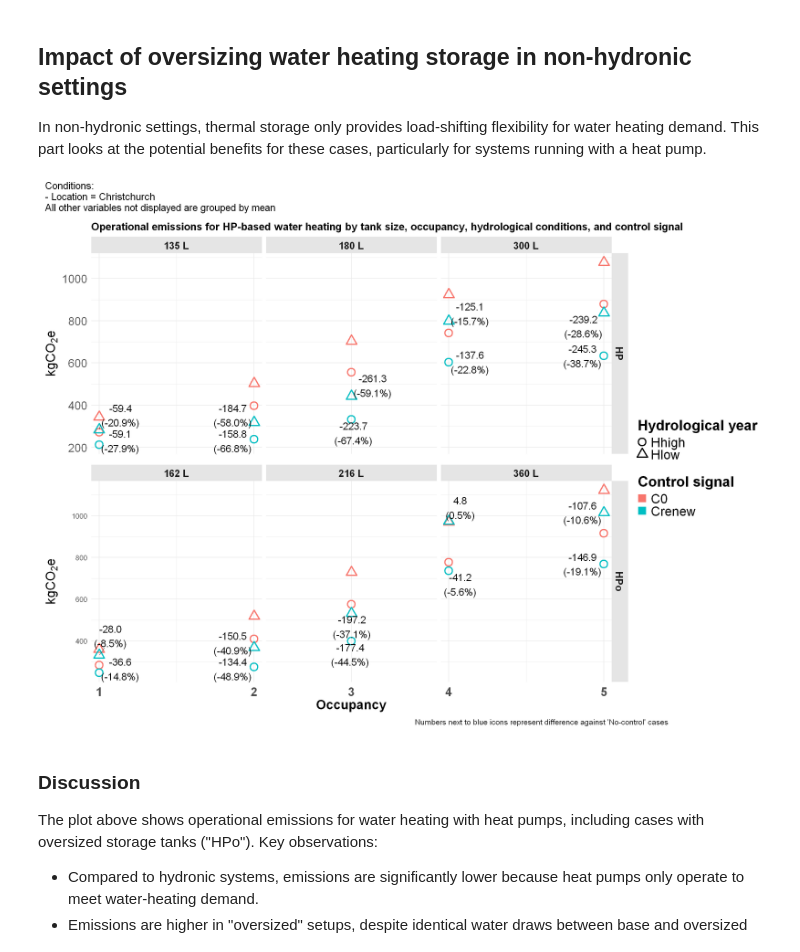
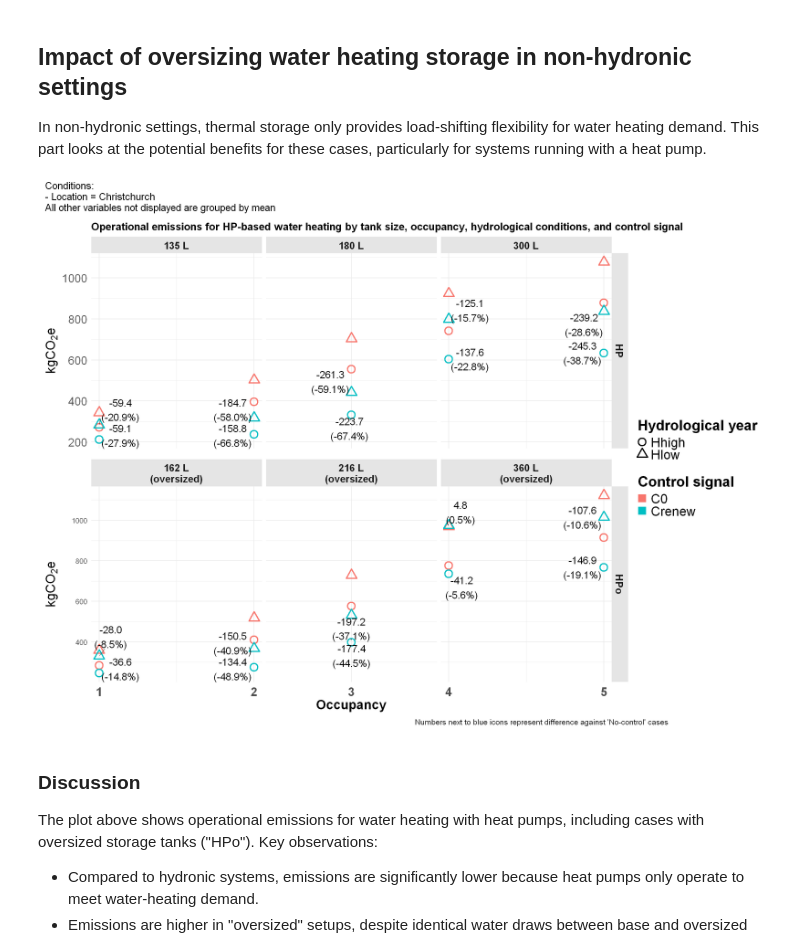
Before and after one commit to pxgo17/EECA_SWH_LCA, a Jupyter notebook: results/SWH_LCA_results.ipynb, the cells around one changed output. Drawn from its saved outputs; the diff is of its cells as text; code cells hidden in the pictures.

Commit message:
Plots updated

```diff
--- a/results/SWH_LCA_results.ipynb
+++ b/results/SWH_LCA_results.ipynb
@@ -1005,8 +1167,10 @@ technology_lifetime_Call_DW_diff <- technology_lifetime_Call_DW %>%
 library(ggrepel)
 df_HP  <- technology_lifetime_Call_DW_diff %>% filter(DW_code == 'HP')  %>%
   mutate(Tank_Label = paste0(`Tank_Volume (L)`, " L"))
+
 df_HPo <- technology_lifetime_Call_DW_diff %>% filter(DW_code == 'HPo') %>%
-  mutate(Tank_Label = paste0(`Tank_Volume (L)`, " L"))
+  mutate(Tank_Label = paste0(`Tank_Volume (L)`, " L")) %>%
+  mutate(Tank_Label = paste0(Tank_Label, "\n(oversized)"))
 
 plot_HP <- ggplot(df_HP, aes(x = as.integer(Occ_code), y = kgCO2)) +
   geom_point(aes(color = CS_code, shape = Hydro_resource), size = 6, stroke = 2) +
@@ -1055,34 +1219,34 @@ plot_HPo <- ggplot(df_HPo, aes(x = as.integer(Occ_code), y = kgCO2)) +
     axis.text.x = element_text(size = 24, face = 'bold', vjust=0.5),
     axis.title.y = element_text(size = 26, face = 'bold'),
     legend.title = element_text(size = 28, face = "bold"),
     legend.text = element_text(size = 26),
     strip.background = element_rect(fill = "grey90", color = NA),
     strip.text = element_text(face = "bold", size=20)
     )
 
 plot_oversized_tank <- (plot_HP / plot_HPo) +
   plot_layout(guides = "collect") &
   labs(x = "Occupancy", y = expression(kgCO[2]*e),
       color = "Control signal", shape = 'Hydrological year') &
   plot_annotation(
     title = "Conditions:\n- Location = Christchurch\nAll other variables not displayed are grouped by mean",
     caption = "Numbers next to blue icons represent difference against 'No-control' cases",
     theme = theme(
       plot.title = element_text(size = 20, hjust = 0, vjust = 2),
       plot.caption = element_text(size = 15, hjust = 0.8)
     ))
 
 ggsave(
   filename = "D:/EECA_SWH_LCA/results_plots/plot_oversized_tank.png",  # File path
   plot = plot_oversized_tank,                       # Plot object
   width = 16,                             # Width in inches
   height = 14,                             # Height in inches
   dpi = 300                               # Resolution
 )
 
 plot_oversized_tank
 # %% [output]
-[figure, old version]
+[figure, new version]
 # %% [markdown]
 ### Discussion
 The plot above shows operational emissions for water heating with heat pumps, including cases with oversized storage tanks ("HPo").
```
Also changed, not shown: parts of 5 cells of this notebook, 4 other files.
